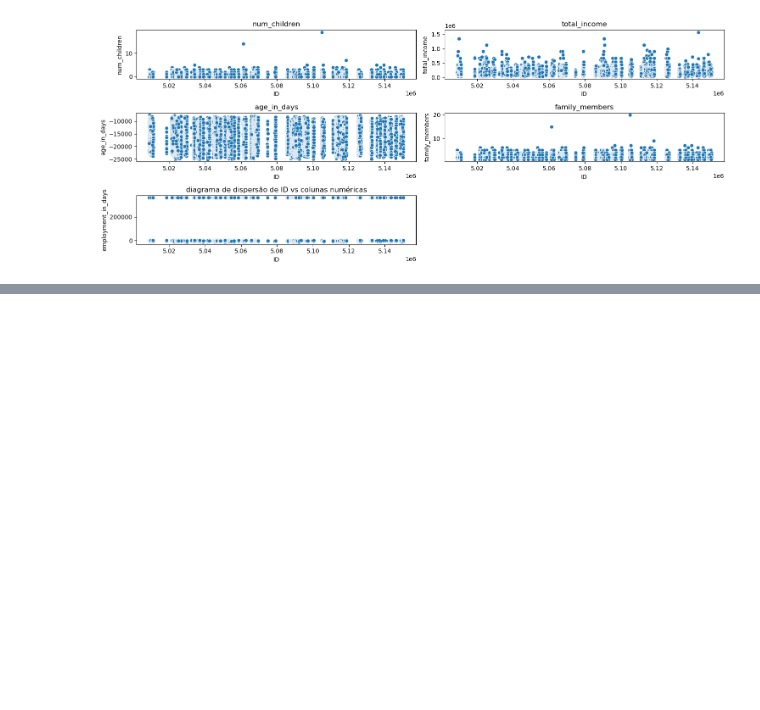
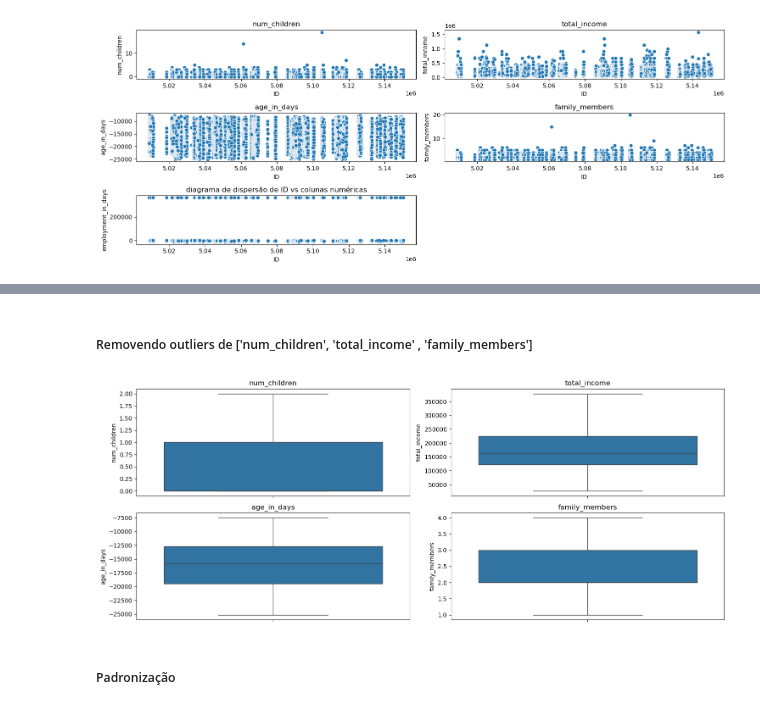
Before and after one commit to RodrigoD4v/credit-crad-risk-analysis, a Jupyter notebook: notebooks/credit_card_approval.ipynb, the cells around one changed output, grey strips where cells are left out. Cells and saved outputs as stored; diff of their text form; code cells hidden in the pictures; blank space fills up the shorter version.

```diff
--- a/notebooks/credit_card_approval.ipynb
+++ b/notebooks/credit_card_approval.ipynb
@@ -891,0 +914,36 @@ plt.show()
+# %% [markdown]
+##### Removendo outliers de  ['num_children', 'total_income' , 'family_members']
+# %%
+# Removendo outliers
+
+col_out = ['num_children', 'total_income' , 'family_members']
+
+for i in range(len(col_out)):
+    # calculating the first and third quartile
+    q1 = df[col_out[i]].quantile(0.25)
+    q3 = df[col_out[i]].quantile(0.75)
+    # calculating the interquartile range
+    iqr = q3 - q1
+    # calculating the lower and upper bounds
+    lower_bound = q1 - 1.5 * iqr
+    upper_bound = q3 + 1.5 * iqr
+    # replacing the outliers with the median
+    df[col_out[i]] = np.where((df[col_out[i]] >= upper_bound) | (df[col_out[i]] <= lower_bound), df[col_out[i]].median() , df[col_out[i]])
+# %%
+# Confirmando remoção dos outliers
+
+col = ['num_children', 'total_income', 'age_in_days',  'family_members']
+
+plt.figure(figsize=(15, 6))
+
+for i in range(len(col)):
+    plt.subplot(2, 2, i+1)
+    plt.title(col[i])
+    sns.boxplot(data=df, y=col[i])
+
+plt.tight_layout()
+plt.show()
+# %% [output]
+[figure, added]
+# %% [markdown]
+##### Padronização
```
Also changed, not shown: parts of 3 cells of this notebook.
